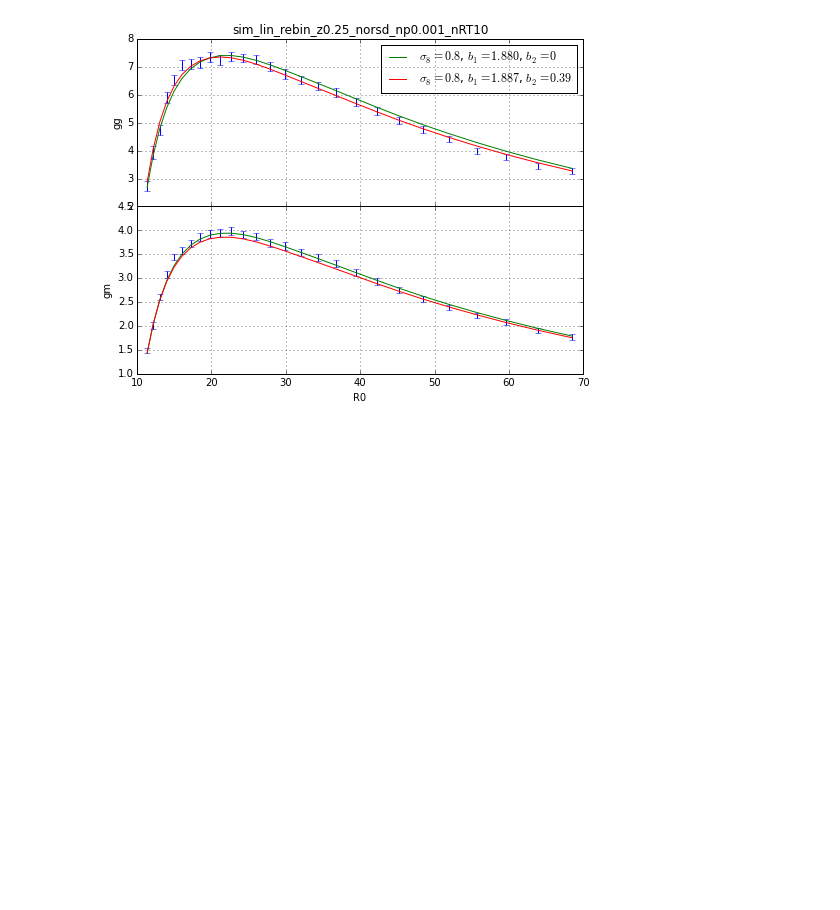
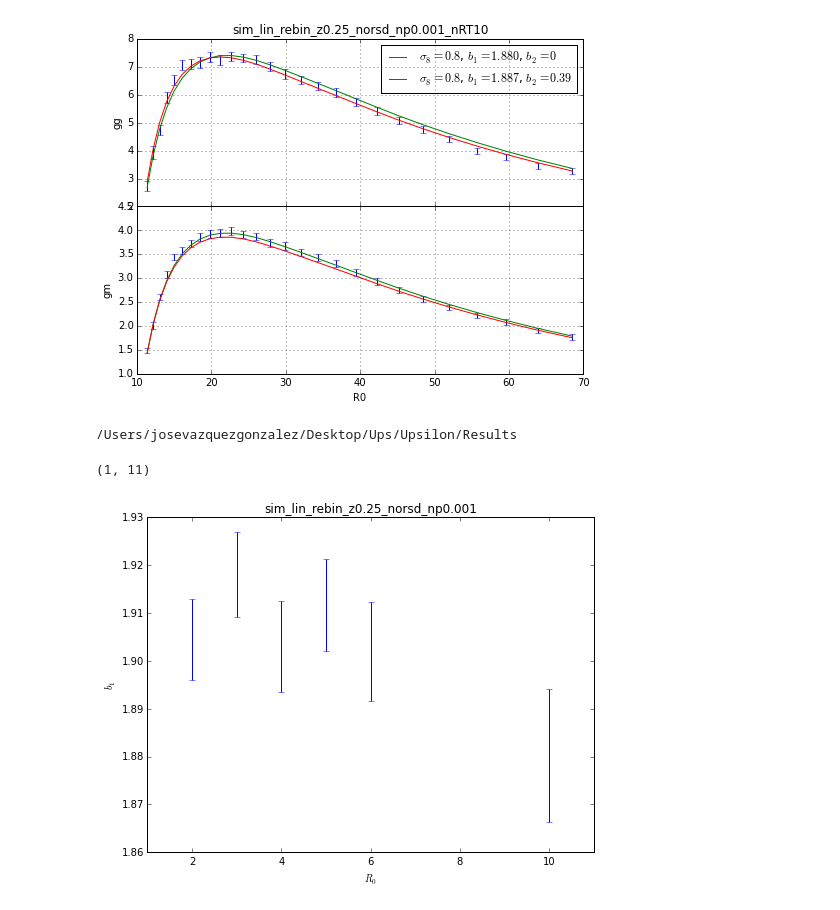
Before and after one commit to ja-vazquez/Upsilon, a Jupyter notebook: Results/plots.ipynb, the cells around one changed output. Cells and saved outputs as stored; diff of their text form; code cells hidden in the pictures; blank space fills up the shorter version.

```diff
--- a/Results/plots.ipynb
+++ b/Results/plots.ipynb
@@ -49,3 +49,21 @@ plt.xlabel('R0')
 plt.show()
 # %% [output]
 [figure]
+# %%
+file_read = '/Users/josevazquezgonzalez/Desktop/Ups/Upsilon/Results/Useful/jk_sim.dat'
+# %% [output]
+/Users/josevazquezgonzalez/Desktop/Ups/Upsilon/Results
+# %%
+file1 = np.loadtxt(file_read, unpack=True)
+# %%
+f, ax1 = plt.subplots(1,1, figsize=(8,6))
+
+
+ax1.errorbar(file1[0], file1[3], yerr=file1[4]*10, linestyle="None")
+plt.ylabel('$b_1$')
+plt.xlabel('$R_0$')
+plt.title('sim_lin_rebin_z0.25_norsd_np0.001')
+plt.xlim([1,11])
+# %% [output]
+(1, 11)
+[figure, added]
```
Also changed, not shown: 2 other files.
